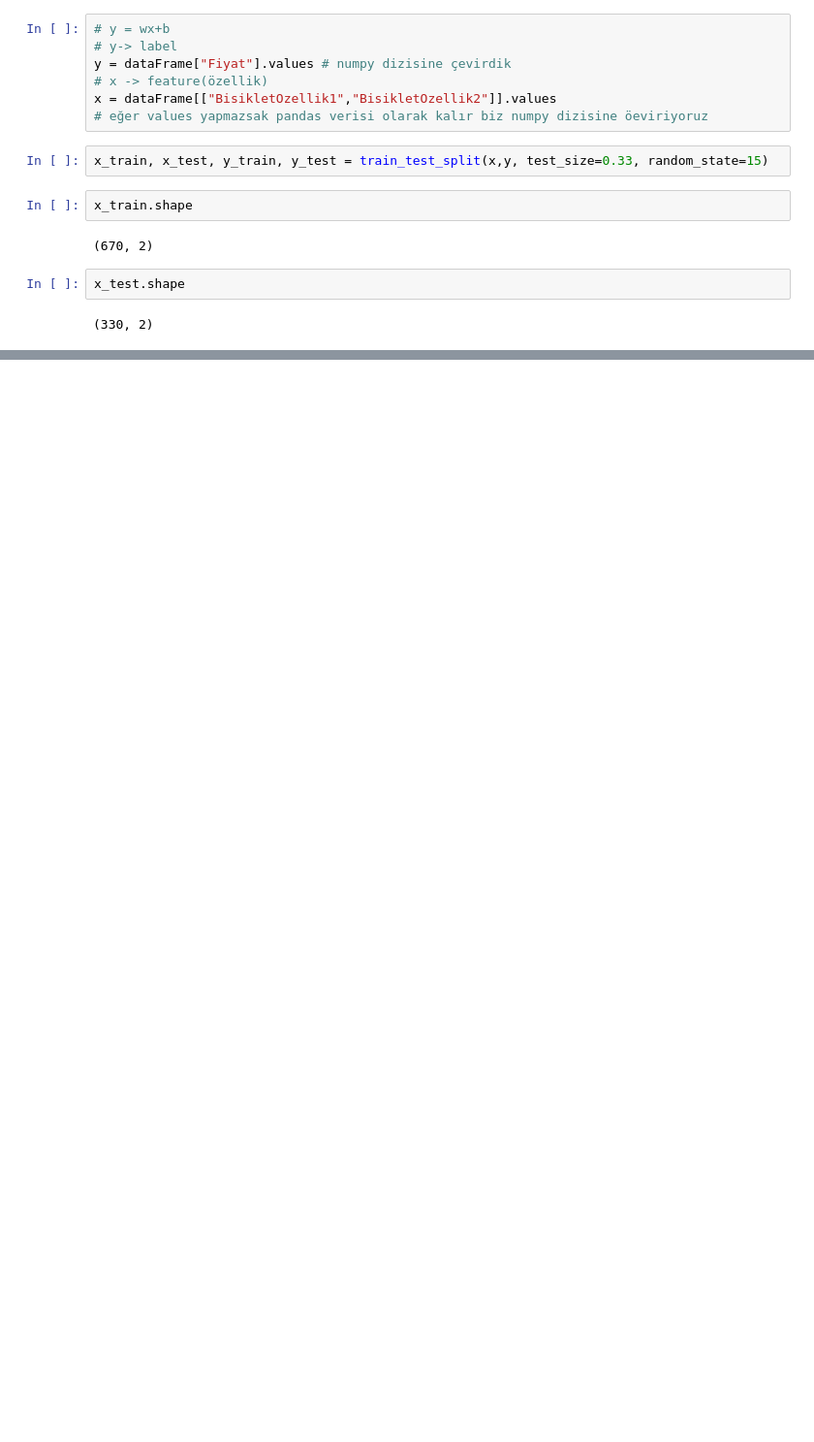
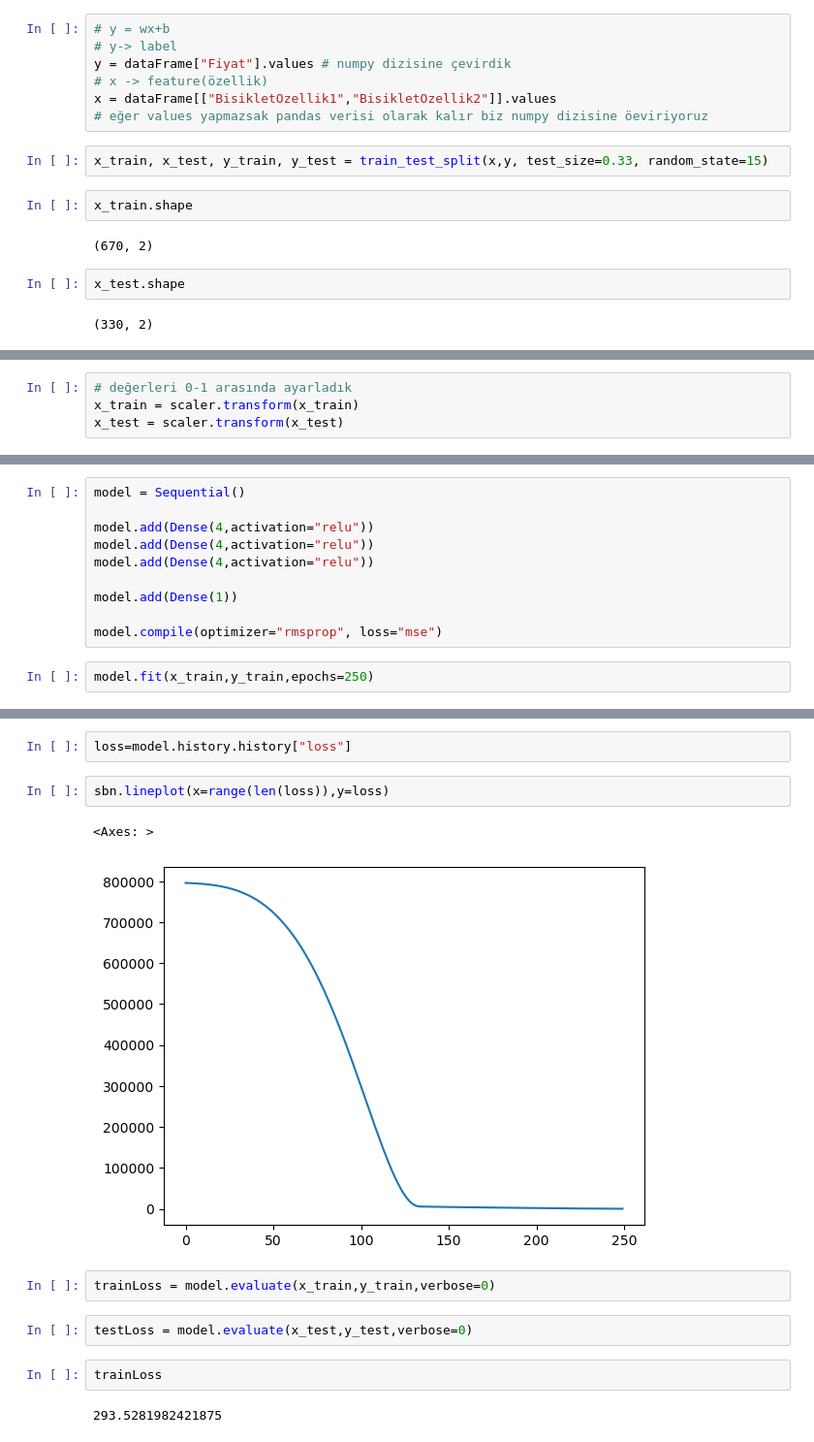
Before and after one commit to sevketugurel/Tensorflow, a Jupyter notebook: Untitled.ipynb, the cells around one changed output, grey strips where cells are left out. Shown at 97% size. Drawn from its saved outputs; the diff is of its cells as text; blank space fills up the shorter version.

Commit message:
model oluşturma ve trainning.

```diff
--- a/Untitled.ipynb
+++ b/Untitled.ipynb
@@ -44,0 +56,4 @@ x_test.shape
+# %%
+# değerleri 0-1 arasında ayarladık
+x_train = scaler.transform(x_train)
+x_test = scaler.transform(x_test)
@@ -44,0 +65,12 @@ x_test.shape
+# %%
+model = Sequential()
+
+model.add(Dense(4,activation="relu"))
+model.add(Dense(4,activation="relu"))
+model.add(Dense(4,activation="relu"))
+
+model.add(Dense(1))
+
+model.compile(optimizer="rmsprop", loss="mse")
+# %%
+model.fit(x_train,y_train,epochs=250)
@@ -44,0 +96,15 @@ x_test.shape
+# %%
+loss=model.history.history["loss"]
+# %%
+sbn.lineplot(x=range(len(loss)),y=loss)
+# %% [output]
+<Axes: >
+[figure, added]
+# %%
+trainLoss = model.evaluate(x_train,y_train,verbose=0)
+# %%
+testLoss = model.evaluate(x_test,y_test,verbose=0)
+# %%
+trainLoss
+# %% [output]
+293.5281982421875
```
Also changed, not shown: parts of 9 cells of this notebook.
